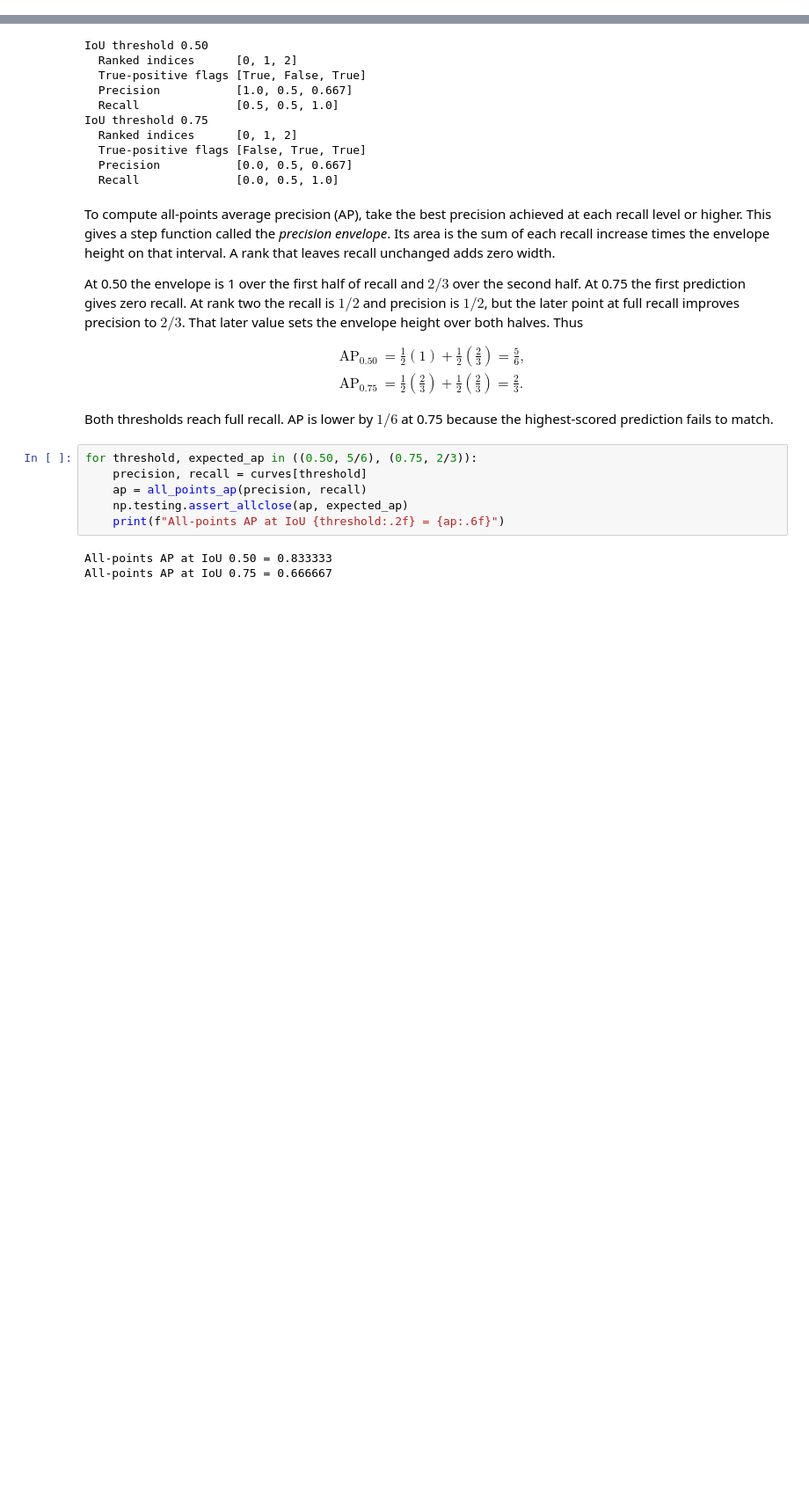
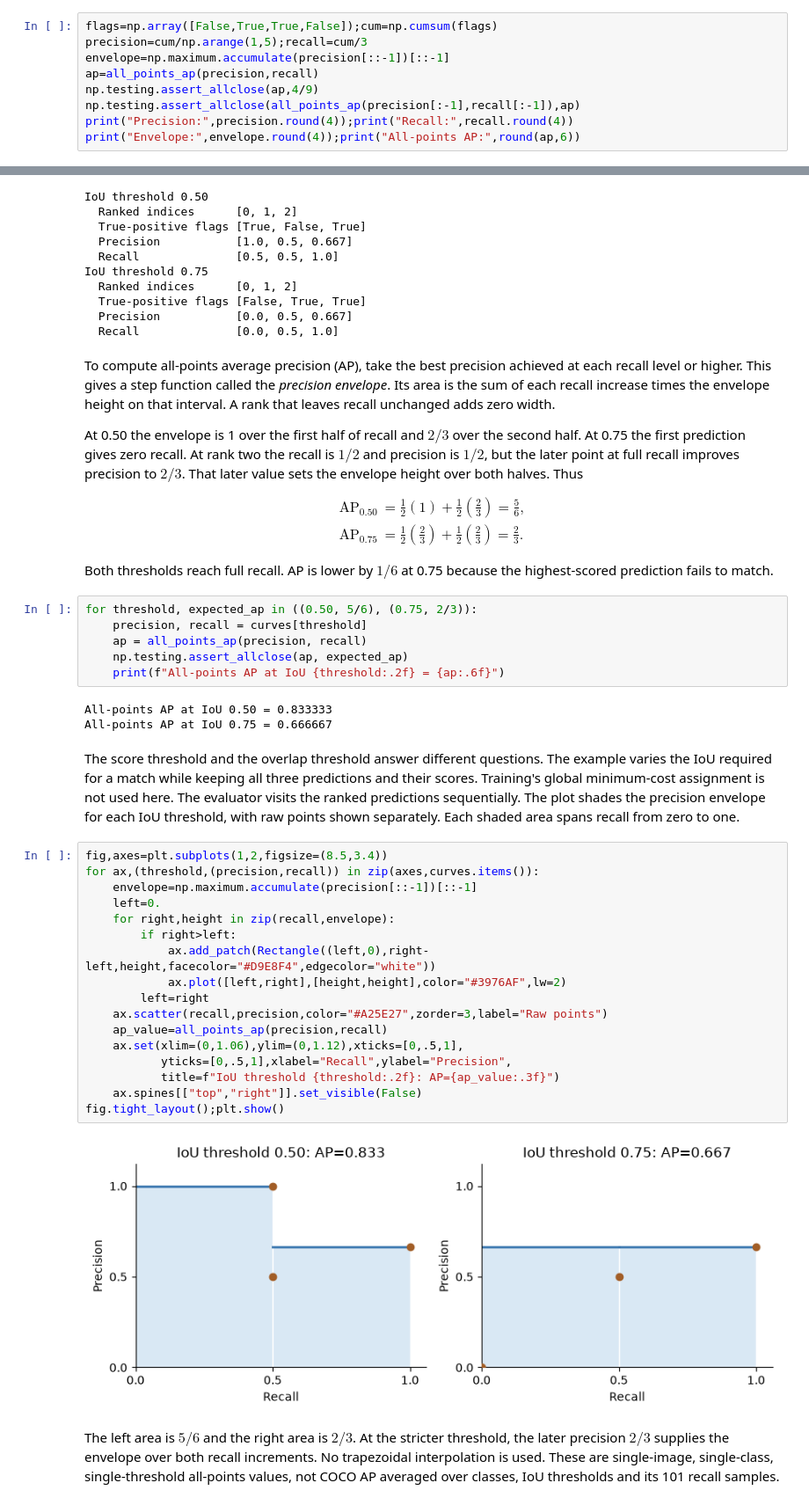
Before and after one commit to jrterven/transformers-book, a Jupyter notebook: solutions/ch22_detection/python-solutions.ipynb, the cells around one changed output, grey strips where cells are left out. Shown at 88% size. Drawn from its saved outputs; the diff is of its cells as text; blank space fills up the shorter version.

```diff
--- a/solutions/ch22_detection/python-solutions.ipynb
+++ b/solutions/ch22_detection/python-solutions.ipynb
@@ -31,0 +166,9 @@ else:
+# %%
+flags=np.array([False,True,True,False]);cum=np.cumsum(flags)
+precision=cum/np.arange(1,5);recall=cum/3
+envelope=np.maximum.accumulate(precision[::-1])[::-1]
+ap=all_points_ap(precision,recall)
+np.testing.assert_allclose(ap,4/9)
+np.testing.assert_allclose(all_points_ap(precision[:-1],recall[:-1]),ap)
+print("Precision:",precision.round(4));print("Recall:",recall.round(4))
+print("Envelope:",envelope.round(4));print("All-points AP:",round(ap,6))
@@ -289,3 +443,35 @@ for threshold, expected_ap in ((0.50, 5/6), (0.75, 2/3)):
 # %% [output]
 All-points AP at IoU 0.50 = 0.833333
 All-points AP at IoU 0.75 = 0.666667
+# %% [markdown]
+The score threshold and the overlap threshold answer different questions.
+The example varies the IoU required for a match while keeping all three
+predictions and their scores. Training's global minimum-cost assignment is
+not used here. The evaluator visits the ranked predictions sequentially.
+The plot shades the precision envelope for each IoU threshold, with raw
+points shown separately. Each shaded area spans recall from zero to one.
+# %%
+fig,axes=plt.subplots(1,2,figsize=(8.5,3.4))
+for ax,(threshold,(precision,recall)) in zip(axes,curves.items()):
+    envelope=np.maximum.accumulate(precision[::-1])[::-1]
+    left=0.
+    for right,height in zip(recall,envelope):
+        if right>left:
+            ax.add_patch(Rectangle((left,0),right-left,height,facecolor="#D9E8F4",edgecolor="white"))
+            ax.plot([left,right],[height,height],color="#3976AF",lw=2)
+        left=right
+    ax.scatter(recall,precision,color="#A25E27",zorder=3,label="Raw points")
+    ap_value=all_points_ap(precision,recall)
+    ax.set(xlim=(0,1.06),ylim=(0,1.12),xticks=[0,.5,1],
+           yticks=[0,.5,1],xlabel="Recall",ylabel="Precision",
+           title=f"IoU threshold {threshold:.2f}: AP={ap_value:.3f}")
+    ax.spines[["top","right"]].set_visible(False)
+fig.tight_layout();plt.show()
+# %% [output]
+[figure, added]
+# %% [markdown]
+The left area is $5/6$ and the right area is $2/3$. At the stricter
+threshold, the later precision $2/3$ supplies the envelope over both recall
+increments. No trapezoidal interpolation is used. These are single-image,
+single-class, single-threshold all-points values, not COCO AP averaged over
+classes, IoU thresholds and its 101 recall samples.
```
Also changed, not shown: parts of 24 cells of this notebook, 9 other files.
